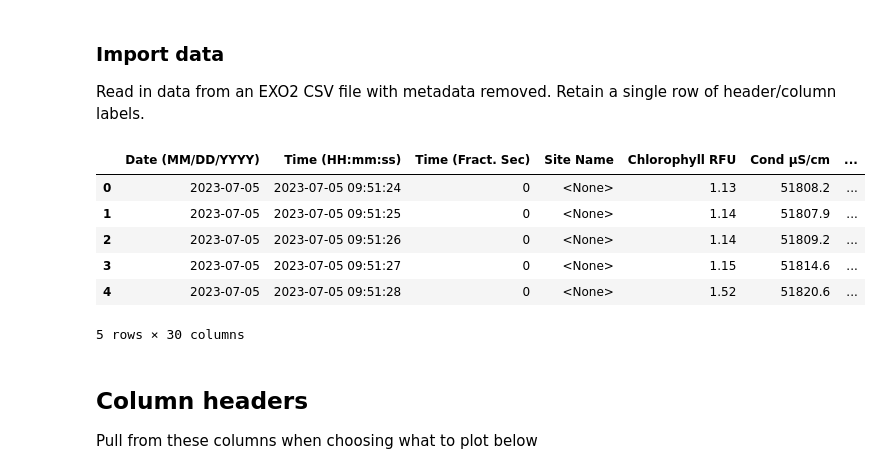
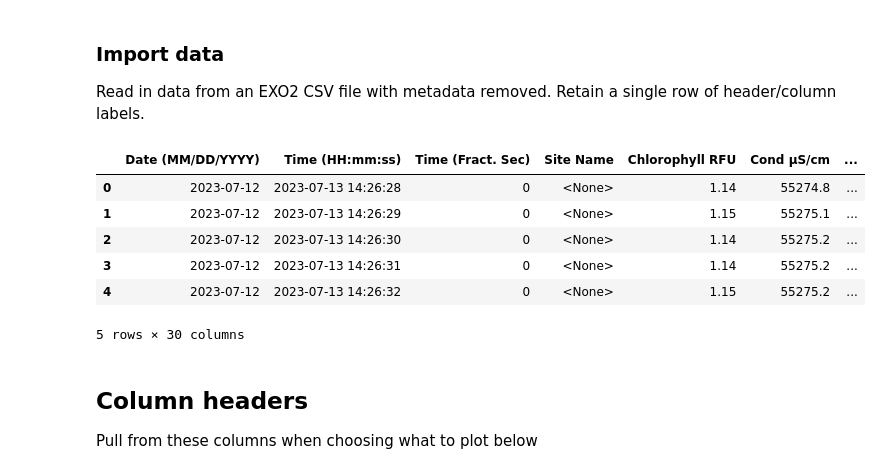
Before and after one commit to SUPScientist/water-quality-mapping, a Jupyter notebook: Data Analysis/EXO2_MapAnalysis_cartopy.ipynb, the cells around one changed output. Cells and saved outputs as stored; diff of their text form; code cells hidden in the pictures.

```diff
--- a/Data Analysis/EXO2_MapAnalysis_cartopy.ipynb
+++ b/Data Analysis/EXO2_MapAnalysis_cartopy.ipynb
@@ -30,20 +30,20 @@ mapbox_access_token = os.environ['MY_MAPBOX_KEY']
 ### Import data
 Read in data from an EXO2 CSV file with metadata removed. Retain a single row of header/column labels.
 # %%
-fname = 'EXO2 7-5 Summer Ventures sans metadata.csv'
+fname = 'EXO2 7-12 Data_WrightsvilleBridge_reformat.csv'
 fpath = os.path.join('Data', fname)
 
 # df_full = pd.read_csv('Data/EXO2 data copied from Kor without headers - 071322 135218.csv', parse_dates=[0,1]) # Smith Creek kayak
 df_full = pd.read_csv(fpath, parse_dates=[0,1]) # Carolina Runner/Banks Channel
 
 df_full.head()
 # %% [output]
 |  | Date (MM/DD/YYYY) | Time (HH:mm:ss) | Time (Fract. Sec) | Site Name | Chlorophyll RFU | Cond µS/cm | ... |
-| 0 | 2023-07-05 | 2023-07-05 09:51:24 | 0 | <None> | 1.13 | 51808.2 | ... |
-| 1 | 2023-07-05 | 2023-07-05 09:51:25 | 0 | <None> | 1.14 | 51807.9 | ... |
-| 2 | 2023-07-05 | 2023-07-05 09:51:26 | 0 | <None> | 1.14 | 51809.2 | ... |
-| 3 | 2023-07-05 | 2023-07-05 09:51:27 | 0 | <None> | 1.15 | 51814.6 | ... |
-| 4 | 2023-07-05 | 2023-07-05 09:51:28 | 0 | <None> | 1.52 | 51820.6 | ... |
+| 0 | 2023-07-12 | 2023-07-13 14:26:28 | 0 | <None> | 1.14 | 55274.8 | ... |
+| 1 | 2023-07-12 | 2023-07-13 14:26:29 | 0 | <None> | 1.15 | 55275.1 | ... |
+| 2 | 2023-07-12 | 2023-07-13 14:26:30 | 0 | <None> | 1.14 | 55275.2 | ... |
+| 3 | 2023-07-12 | 2023-07-13 14:26:31 | 0 | <None> | 1.14 | 55275.2 | ... |
+| 4 | 2023-07-12 | 2023-07-13 14:26:32 | 0 | <None> | 1.15 | 55275.2 | ... |
 5 rows × 30 columns
 # %% [markdown]
 ## Column headers
```
Also changed, not shown: parts of 3 cells of this notebook, 4 other files.
